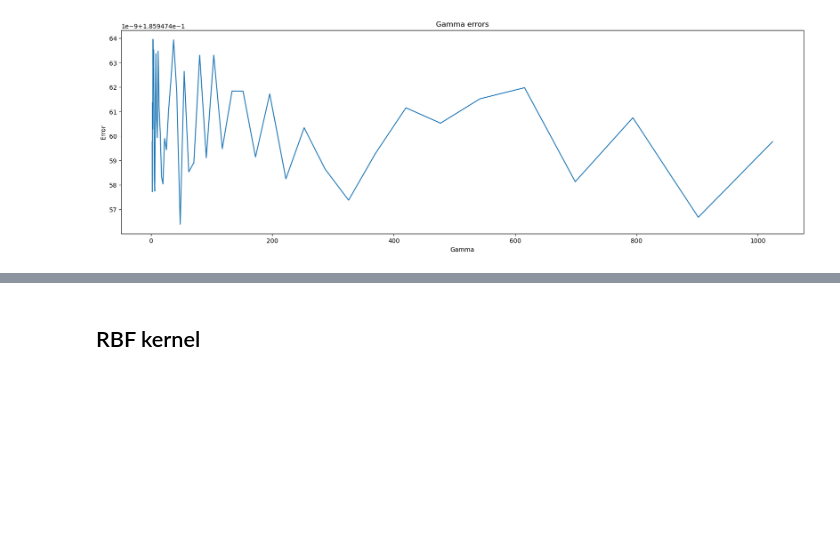
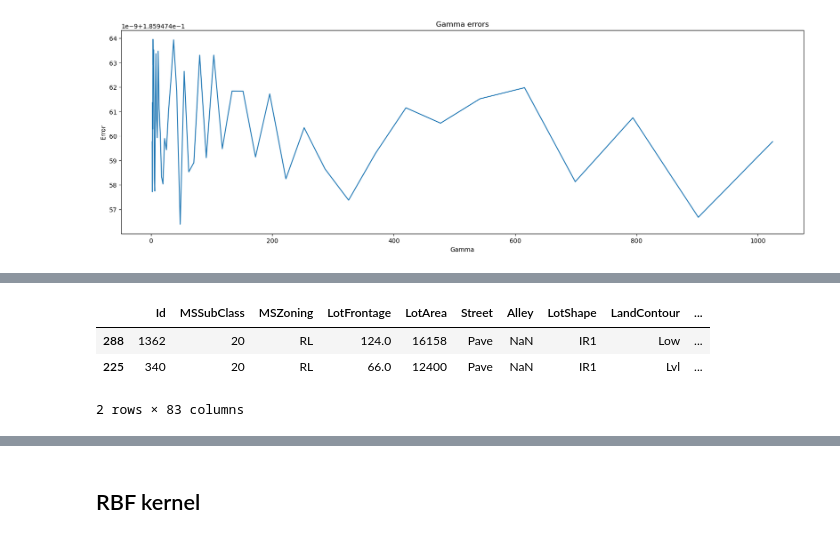
Before and after one commit to viki123v/housing-prices-analysis, a Jupyter notebook: notebooks/svm.ipynb, the cells around one changed output, grey strips where cells are left out. Saved outputs shown, nothing was run; the diff lists cells and outputs as text; code cells hidden in the pictures; blank space fills up the shorter version.

```diff
--- a/notebooks/svm.ipynb
+++ b/notebooks/svm.ipynb
@@ -417,0 +469,15 @@ list(zip(GAMMA_VALS,errs))
+# %%
+df=pd.concat([
+    pd.DataFrame(
+        data=X_test,
+        columns=X_tr.columns
+        ),
+    df
+    ]
+,axis=1)
+df.sample(2)
+# %% [output]
+|  | Id | MSSubClass | MSZoning | LotFrontage | LotArea | Street | Alley | LotShape | LandContour | ... |
+| 288 | 1362 | 20 | RL | 124.0 | 16158 | Pave | NaN | IR1 | Low | ... |
+| 225 | 340 | 20 | RL | 66.0 | 12400 | Pave | NaN | IR1 | Lvl | ... |
+2 rows × 83 columns
```
Also changed, not shown: parts of 9 cells of this notebook, 1 other file.
